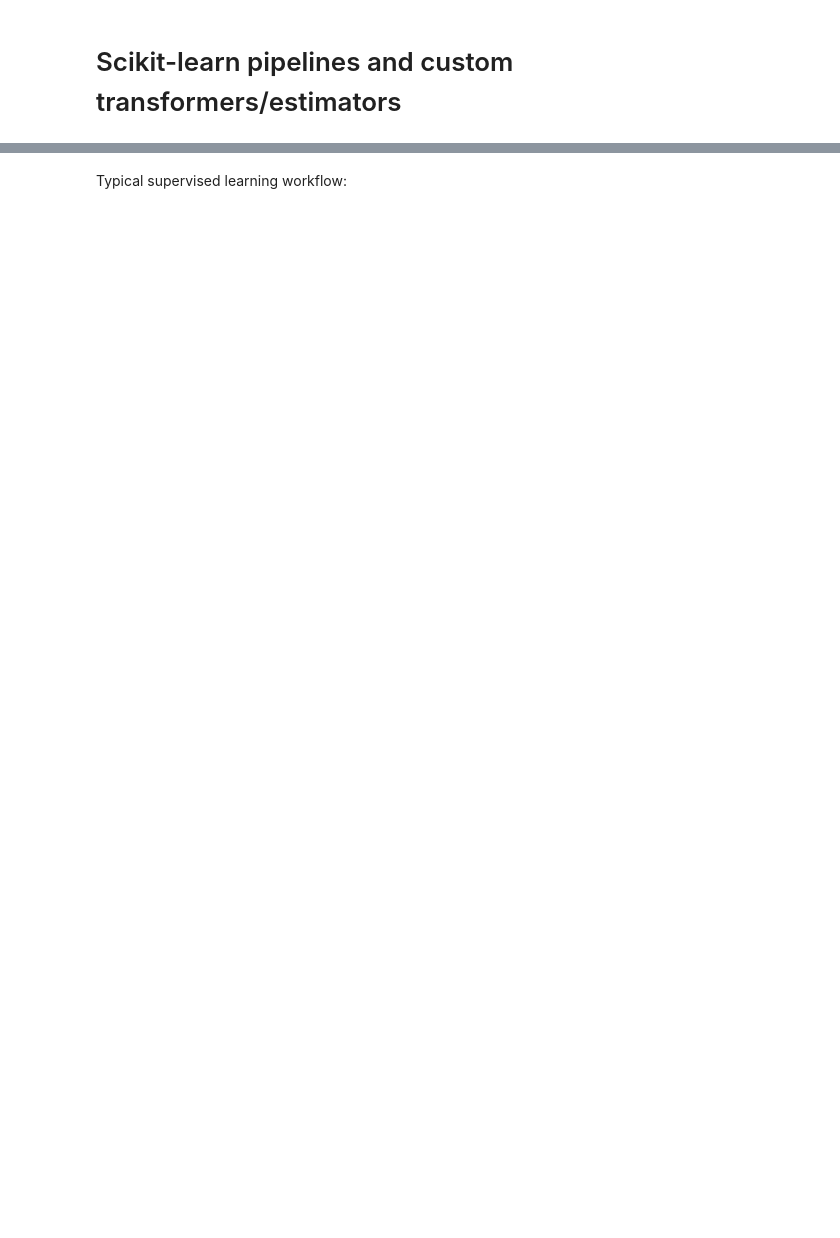
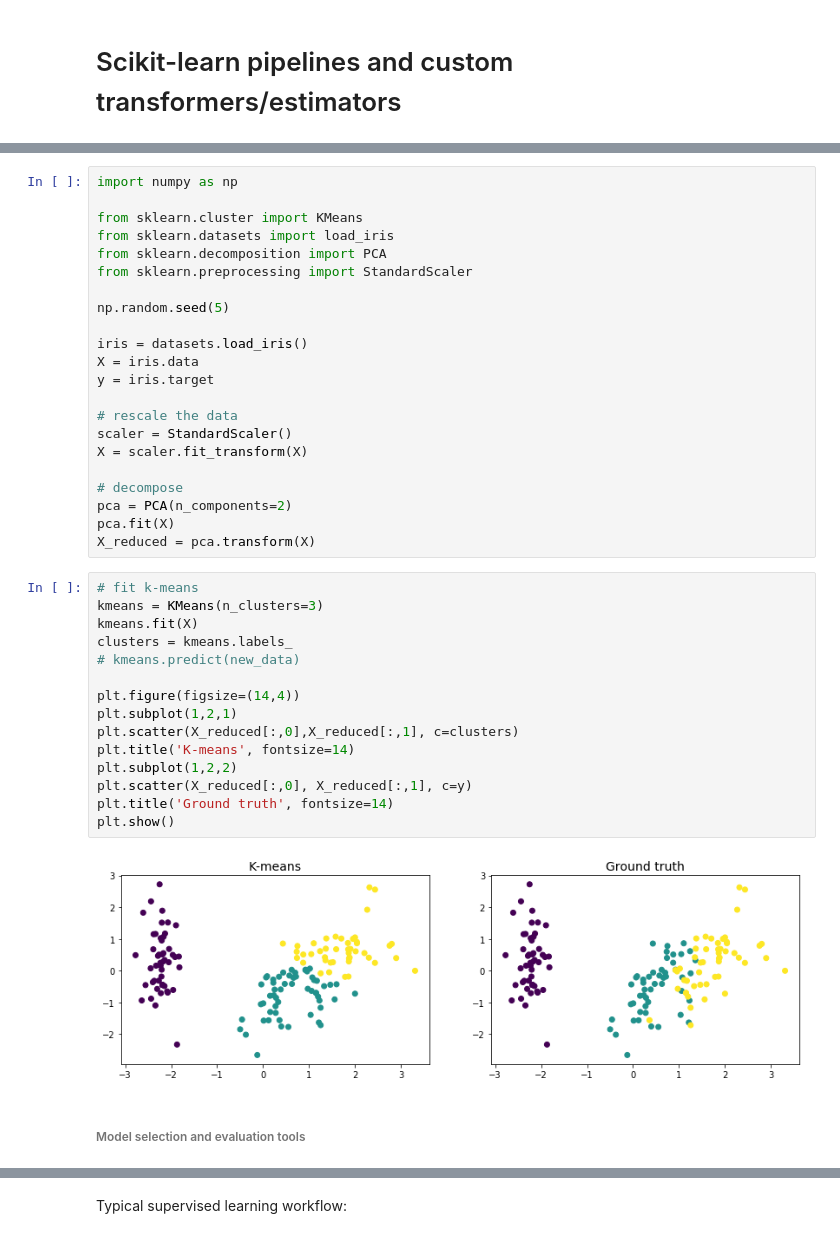
Before and after one commit to PrzemekPobrotyn/sklearn_pipelines_talk, a Jupyter notebook: sklearn presentation.ipynb, the cells around one changed output, grey strips where cells are left out. Drawn from its saved outputs; the diff is of its cells as text; blank space fills up the shorter version.

```diff
--- a/sklearn presentation.ipynb
+++ b/sklearn presentation.ipynb
@@ -4,0 +76,41 @@
+# %%
+import numpy as np
+
+from sklearn.cluster import KMeans
+from sklearn.datasets import load_iris
+from sklearn.decomposition import PCA
+from sklearn.preprocessing import StandardScaler
+
+np.random.seed(5)
+
+iris = datasets.load_iris()
+X = iris.data
+y = iris.target
+
+# rescale the data
+scaler = StandardScaler()
+X = scaler.fit_transform(X)
+
+# decompose
+pca = PCA(n_components=2)
+pca.fit(X)
+X_reduced = pca.transform(X)
+# %%
+# fit k-means
+kmeans = KMeans(n_clusters=3)
+kmeans.fit(X)
+clusters = kmeans.labels_
+# kmeans.predict(new_data)
+
+plt.figure(figsize=(14,4))
+plt.subplot(1,2,1)
+plt.scatter(X_reduced[:,0],X_reduced[:,1], c=clusters)
+plt.title('K-means', fontsize=14)
+plt.subplot(1,2,2)
+plt.scatter(X_reduced[:,0], X_reduced[:,1], c=y)
+plt.title('Ground truth', fontsize=14)
+plt.show()
+# %% [output]
+[figure, added]
+# %% [markdown]
+###### Model selection and evaluation tools
```
Also changed, not shown: parts of 30 cells of this notebook.
